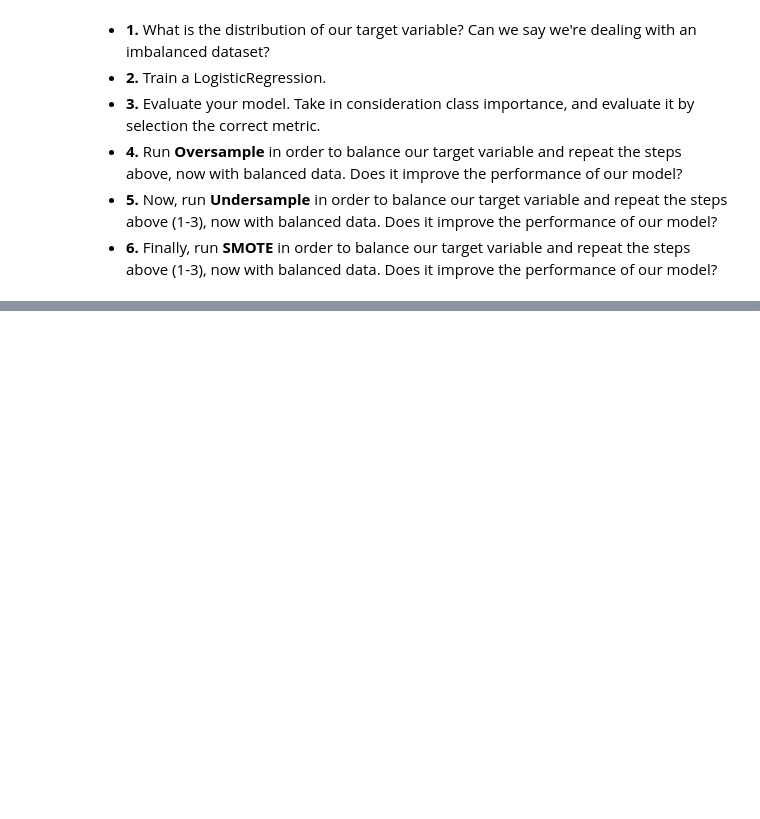
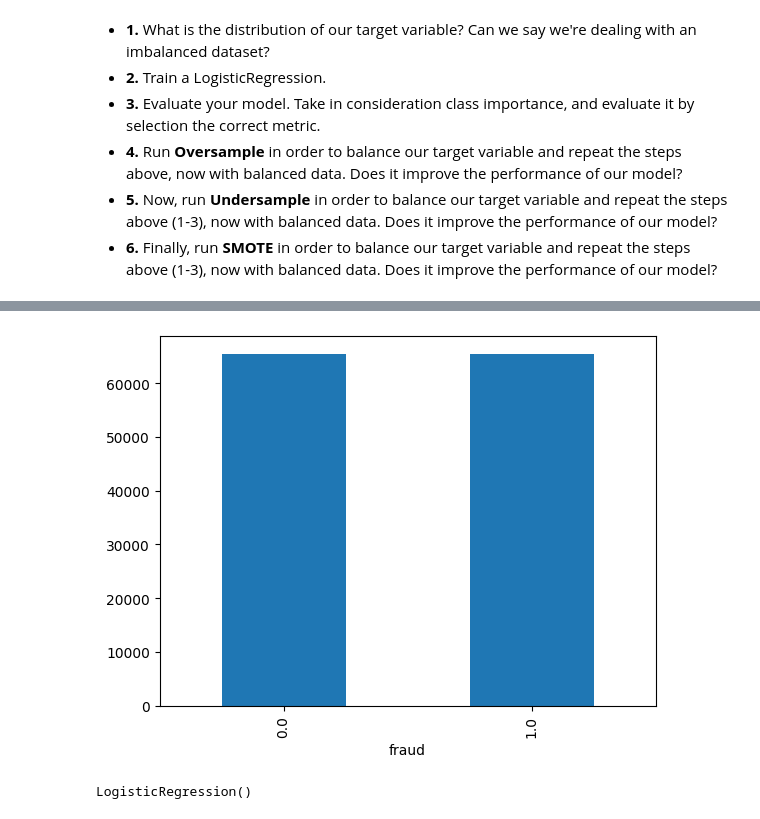
Before and after one commit to xim85/lab-imbalanced, a Jupyter notebook: lab-imbalanced.ipynb, the cells around one changed output, grey strips where cells are left out. Drawn from its saved outputs; the diff is of its cells as text; code cells hidden in the pictures; blank space fills up the shorter version.

```diff
--- a/lab-imbalanced.ipynb
+++ b/lab-imbalanced.ipynb
@@ -43,0 +154,9 @@ fraud.head()
+# %%
+# **5.** Now, run **Undersample** in order to balance our target variable and repeat the steps above (1-3), now with balanced data.
+# Does it improve the performance of our model? NO, same result
+
+no_fraud_undersampled = resample(no_fraud,
+                                    replace=False,
+                                    n_samples = len(yes_fraud),
+                                    random_state=0)
+no_fraud_undersampled
@@ -43,0 +177,3 @@ fraud.head()
+# %%
+train_under = pd.concat([no_fraud_undersampled, yes_fraud])
+train_under
@@ -43,0 +194,6 @@ fraud.head()
+# %%
+fraud_plt = train_under["fraud"].value_counts()
+fraud_plt.plot(kind="bar")
+plt.show()
+# %% [output]
+[figure, added]
@@ -43,0 +203,5 @@ fraud.head()
+# %%
+log_reg = LogisticRegression()
+log_reg.fit(X_train_under, y_train_under)
+# %% [output]
+LogisticRegression()
```
Also changed, not shown: parts of 22 cells of this notebook.
